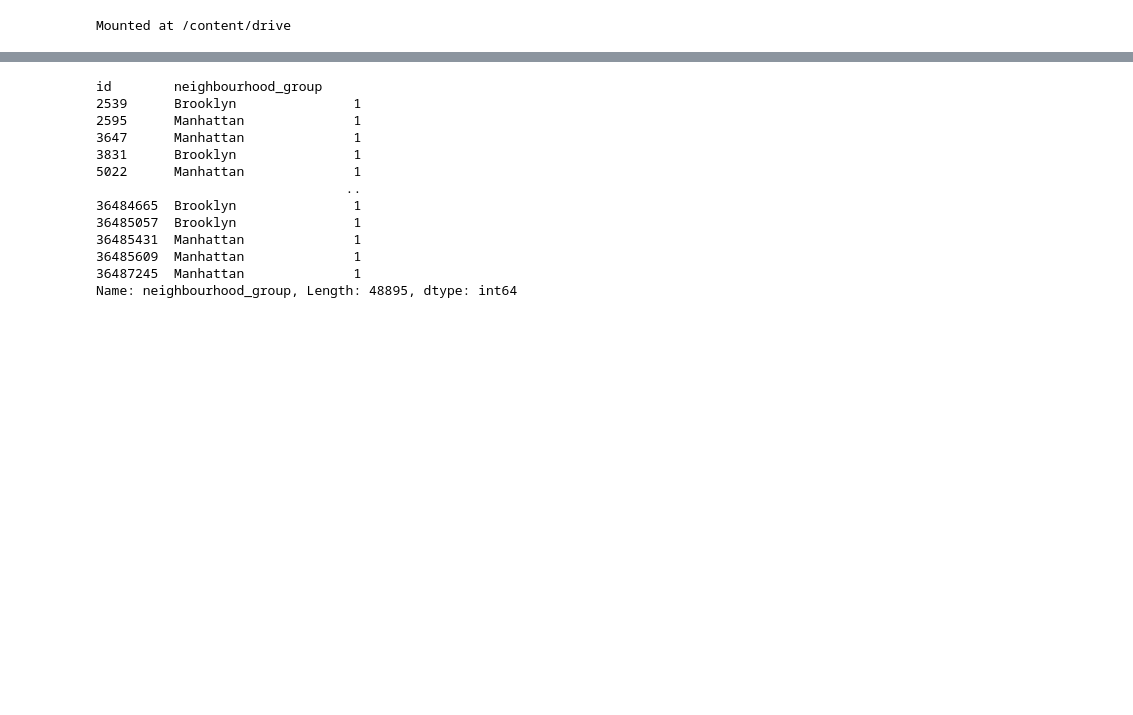
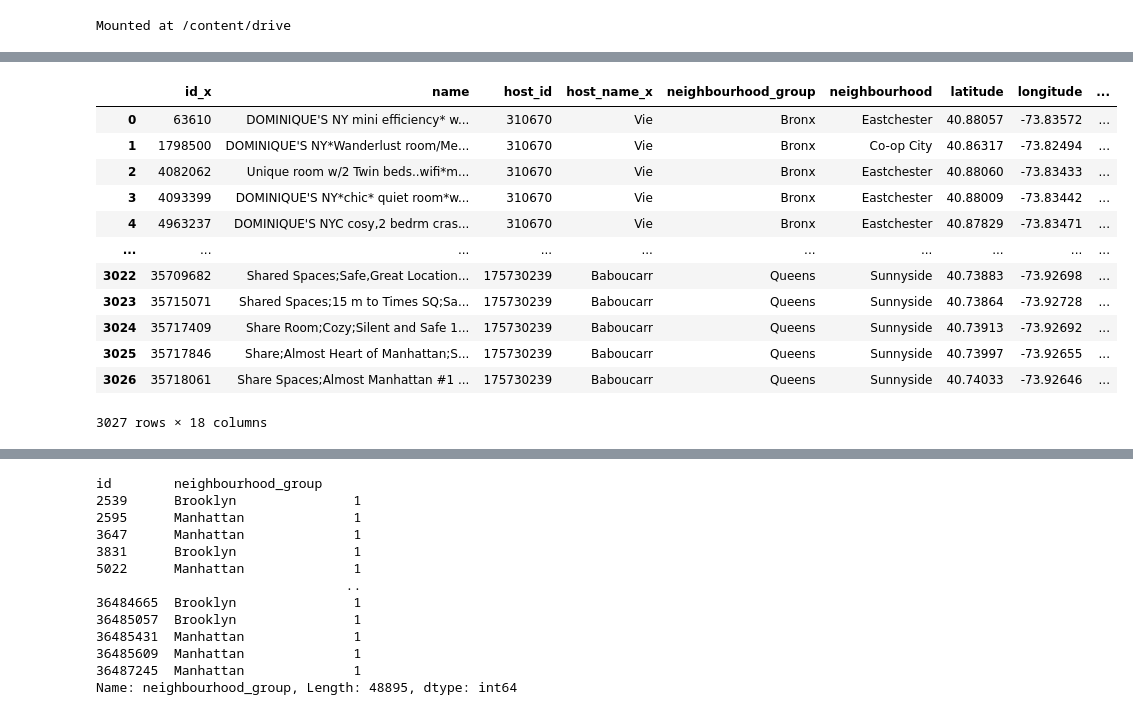
Before and after one commit to Pranit07G/PG-AlmaBetter-EDA-AirBNB-NYC, a Jupyter notebook: Airbnb_Bookings_Analysis_Capstone_Project.ipynb, the cells around one changed output, grey strips where cells are left out. Saved outputs shown, nothing was run; the diff lists cells and outputs as text; code cells hidden in the pictures; blank space fills up the shorter version.

```diff
--- a/Airbnb_Bookings_Analysis_Capstone_Project.ipynb
+++ b/Airbnb_Bookings_Analysis_Capstone_Project.ipynb
@@ -42,0 +159,20 @@ bnb_nyc
+# %%
+top_100_hosts= bnb_nyc.groupby(["host_id","host_name"])["id"].count().sort_values(ascending = False).reset_index().head(100)
+# %%
+top_100 = pd.merge(bnb_nyc,top_100_hosts, on='host_id', how='inner')
+
+top_100
+# %% [output]
+|  | id_x | name | host_id | host_name_x | neighbourhood_group | neighbourhood | latitude | longitude | ... |
+| 0 | 63610 | DOMINIQUE'S NY mini efficiency* w... | 310670 | Vie | Bronx | Eastchester | 40.88057 | -73.83572 | ... |
+| 1 | 1798500 | DOMINIQUE'S NY*Wanderlust room/Me... | 310670 | Vie | Bronx | Co-op City | 40.86317 | -73.82494 | ... |
+| 2 | 4082062 | Unique room w/2 Twin beds..wifi*m... | 310670 | Vie | Bronx | Eastchester | 40.88060 | -73.83433 | ... |
+| 3 | 4093399 | DOMINIQUE'S NY*chic* quiet room*w... | 310670 | Vie | Bronx | Eastchester | 40.88009 | -73.83442 | ... |
+| 4 | 4963237 | DOMINIQUE'S NYC cosy,2 bedrm cras... | 310670 | Vie | Bronx | Eastchester | 40.87829 | -73.83471 | ... |
+| ... | ... | ... | ... | ... | ... | ... | ... | ... | ... |
+| 3022 | 35709682 | Shared Spaces;Safe,Great Location... | 175730239 | Baboucarr | Queens | Sunnyside | 40.73883 | -73.92698 | ... |
+| 3023 | 35715071 | Shared Spaces;15 m to Times SQ;Sa... | 175730239 | Baboucarr | Queens | Sunnyside | 40.73864 | -73.92728 | ... |
+| 3024 | 35717409 | Share Room;Cozy;Silent and Safe 1... | 175730239 | Baboucarr | Queens | Sunnyside | 40.73913 | -73.92692 | ... |
+| 3025 | 35717846 | Share;Almost Heart of Manhattan;S... | 175730239 | Baboucarr | Queens | Sunnyside | 40.73997 | -73.92655 | ... |
+| 3026 | 35718061 | Share Spaces;Almost Manhattan #1 ... | 175730239 | Baboucarr | Queens | Sunnyside | 40.74033 | -73.92646 | ... |
+3027 rows × 18 columns
```
Also changed, not shown: parts of 20 cells of this notebook.
